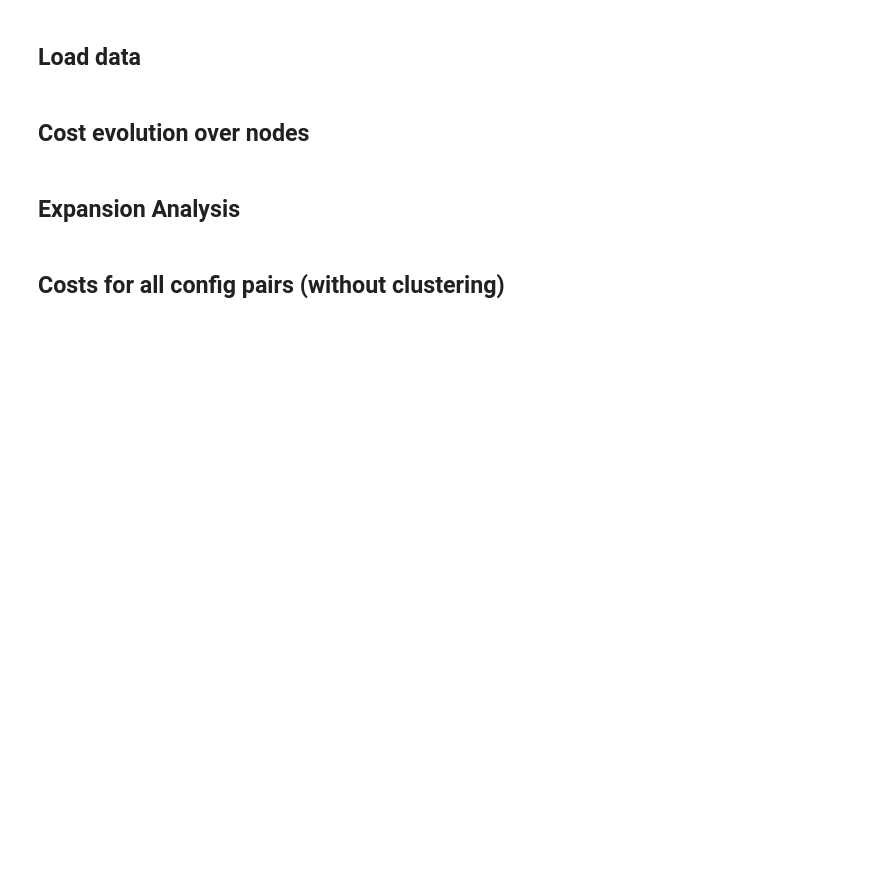
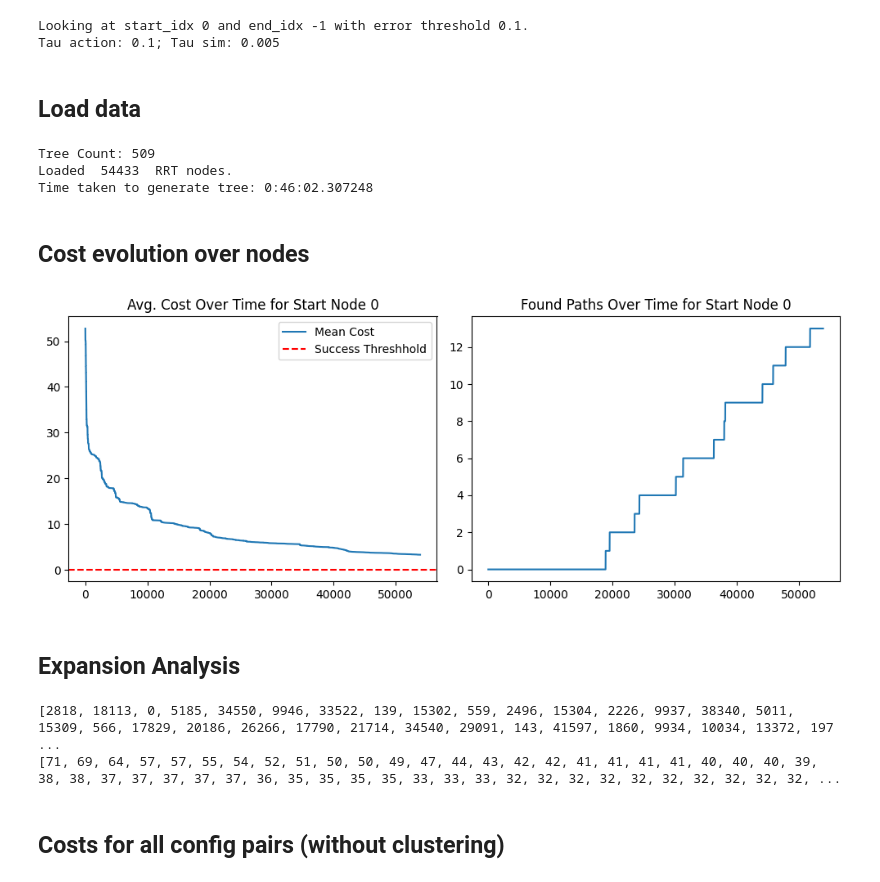
Before and after one commit to Tupryk/EXPLORE, a Jupyter notebook: experiments/data_analysis.ipynb, the cells around one changed output. Saved outputs shown, nothing was run; the diff lists cells and outputs as text; code cells hidden in the pictures; blank space fills up the shorter version.

```diff
--- a/experiments/data_analysis.ipynb
+++ b/experiments/data_analysis.ipynb
@@ -16,7 +16,7 @@ from explore.utils.mj import get_model_quaternions
 from explore.datasets.utils import cost_computation, load_trees, build_path, generate_adj_map, get_feasible_paths
 
 
-dataset = "../outputs/2026-05-15/18-46-07"
+dataset = "../outputs/2026-05-22/17-17-29"
 
 config_path = os.path.join(dataset, ".hydra/config.yaml")
 cfg = OmegaConf.load(config_path)
@@ -62,6 +62,9 @@ del sim
 
 print(f"Looking at start_idx {look_at_specific_start_idx} and end_idx {look_at_specific_end_idx} with error threshold {ERROR_THRESH}.")
 print(f"Tau action: {cfg.RRT.sim.tau_action}; Tau sim: {cfg.RRT.sim.tau_sim}")
+# %% [output]
+Looking at start_idx 0 and end_idx -1 with error threshold 0.1.
+Tau action: 0.1; Tau sim: 0.005
 # %% [markdown]
 ## Load data
 # %%
@@ -75,46 +78,52 @@ print("Loaded ", total_nodes_count, " RRT nodes.")
 
 time_taken = float(np.loadtxt(os.path.join(dataset, "time_taken.txt")))
 print(f"Time taken to generate tree: {datetime.timedelta(seconds=time_taken)}")
+# %% [output]
+Tree Count: 509
+Loaded  54433  RRT nodes.
+Time taken to generate tree: 0:46:02.307248
 # %% [markdown]
 ## Cost evolution over nodes
 # %%
 si = 1 if look_at_specific_start_idx == -1 else look_at_specific_start_idx
 
 costs_over_time = []
-for i, node in tqdm(enumerate(trees[si])):
+for i, node in tqdm(enumerate(trees[si]), total=len(trees[si])):
 
     costs = []
 
     for target_idx in range(tree_count):
         cost = cost_computation(trees[target_idx][0]["phi"], node["phi"], scene_quat_indices=model_quats)
         if i == 0 or costs_over_time[i-1][target_idx] > cost:
             costs.append(cost)
         else:
             costs.append(costs_over_time[i-1][target_idx])
 
     costs_over_time.append(costs)
 
 # Subtract 1 because it also contains a cost against itself
 mean_cost_over_time = [sum(costs)/(len(costs)-1) for costs in costs_over_time]
 found_paths_over_time = [len([1 for c in costs if c < ERROR_THRESH])-1 for costs in costs_over_time]
 
 fig, axes = plt.subplots(1, 2, figsize=(10, 4))
 
 axes[0].set_title(f"Avg. Cost Over Time for Start Node {si}")
 axes[0].plot(mean_cost_over_time, label="Mean Cost")
 
 if cfg.RRT.end_idx != -1:
     cost_for_target_over_time = [costs[cfg.RRT.end_idx] for costs in costs_over_time]
     axes[0].plot(cost_for_target_over_time, label=f"Target {cfg.RRT.end_idx}")
 
 axes[0].axhline(y=ERROR_THRESH, color="red", linestyle="--", label="Success Threshhold")
 axes[0].legend()
 
 axes[1].set_title(f"Found Paths Over Time for Start Node {si}")
 axes[1].plot(found_paths_over_time)
 
 plt.tight_layout()
 plt.show()
+# %% [output]
+[figure, added]
 # %% [markdown]
 ## Expansion Analysis
 # %%
@@ -134,6 +143,9 @@ children_count.sort(reverse=True)
 print(indices)
 print(children_count)
 print(avg_grand_children)
+# %% [output]
+[2818, 18113, 0, 5185, 34550, 9946, 33522, 139, 15302, 559, 2496, 15304, 2226, 9937, 38340, 5011, 15309, 566, 17829, 20186, 26266, 17790, 21714, 34540, 29091, 143, 41597, 1860, 9934, 10034, 13372, 197 ...
+[71, 69, 64, 57, 57, 55, 54, 52, 51, 50, 50, 49, 47, 44, 43, 42, 42, 41, 41, 41, 41, 40, 40, 40, 39, 38, 38, 37, 37, 37, 37, 37, 36, 35, 35, 35, 35, 33, 33, 33, 32, 32, 32, 32, 32, 32, 32, 32, 32, 32, ...
 # %% [markdown]
 ## Costs for all config pairs (without clustering)
 # %%
```
Also changed, not shown: parts of 8 cells of this notebook, 7 other files.
